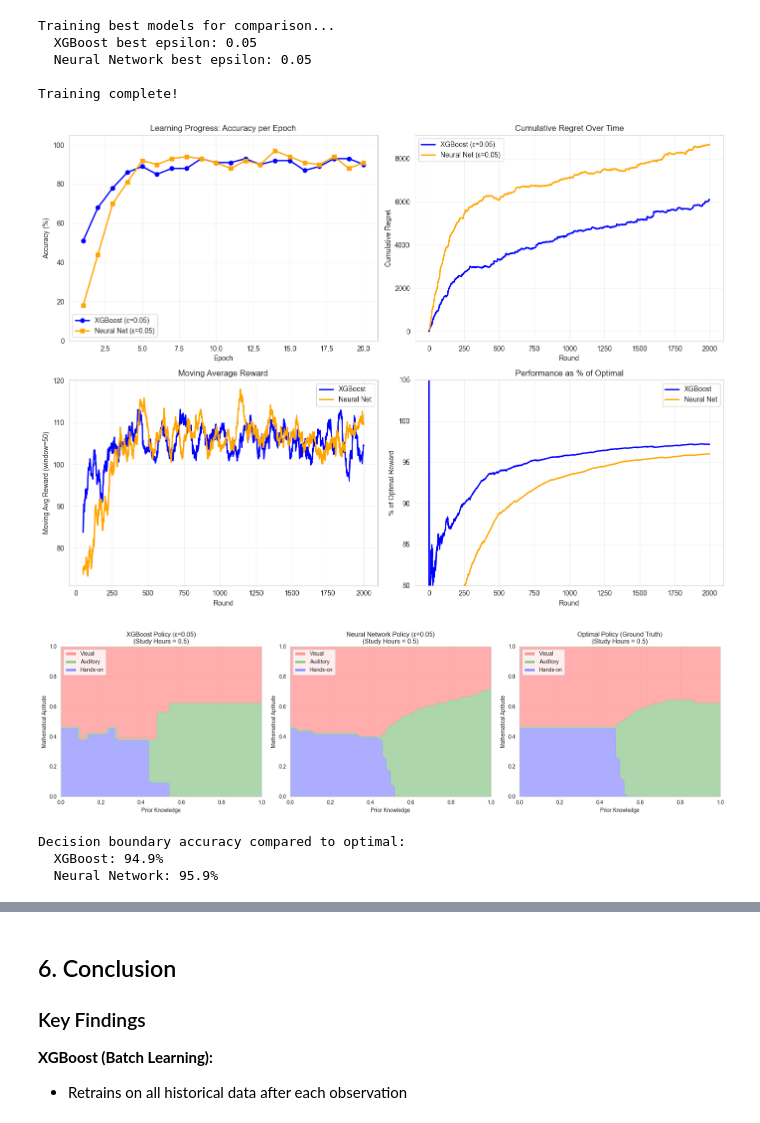
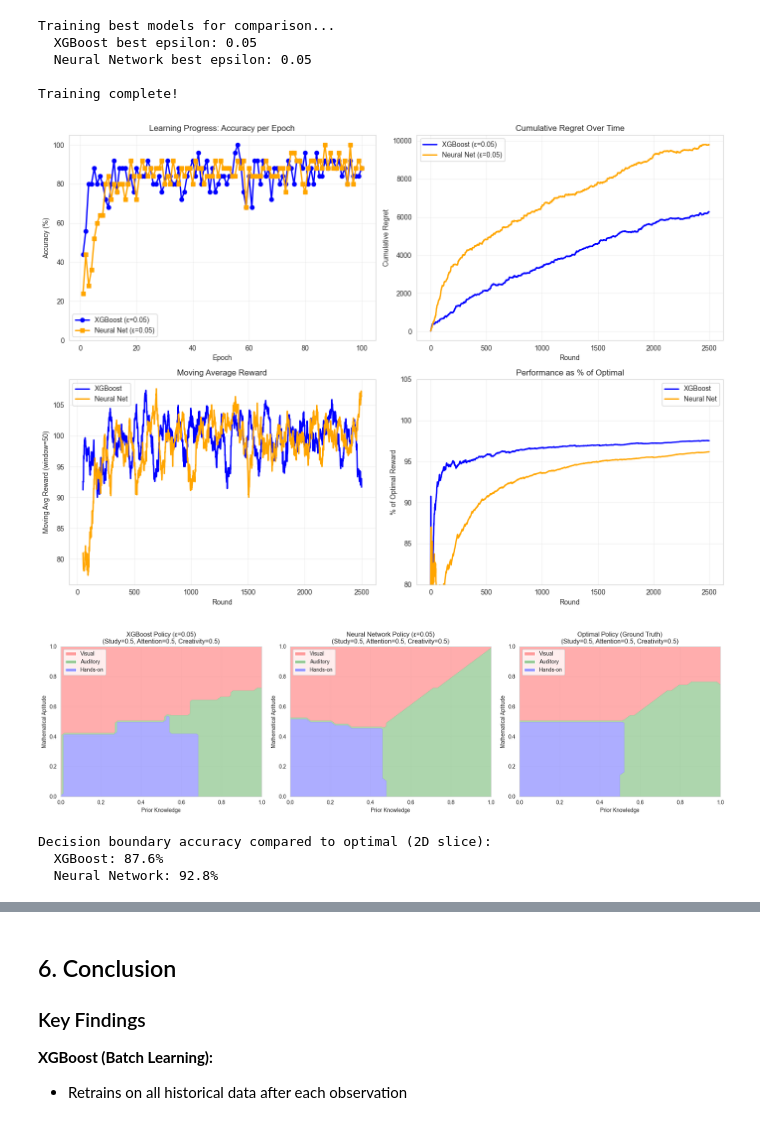
Before and after one commit to dohrenstein/Contextual-Multi-Arm-Bandits, a Jupyter notebook: cmab_comparison.ipynb, the cells around one changed output, grey strips where cells are left out. Drawn from its saved outputs; the diff is of its cells as text; code cells hidden in the pictures.

Commit message:
Make training loop more efficient

```diff
--- a/cmab_comparison.ipynb
+++ b/cmab_comparison.ipynb
@@ -200,13 +205,13 @@ print("Training XGBoost bandits with different exploration rates...\n")
 
 for eps in epsilon_values:
     print(f"Training with epsilon = {eps}")
-    bandit = ContextualBanditXGB(n_arms=3, n_features=3, epsilon=eps)
+    bandit = ContextualBanditXGB(n_arms=3, n_features=5, epsilon=eps)
     history = train_bandit(
         bandit,
         ground_truth,
         class_size=CLASS_SIZE,
-        target_counts=TARGET_COUNTS,
-        n_epochs=20,
+        target_proportions=TARGET_PROPORTIONS,
+        n_epochs=100,
         verbose=False,
     )
     xgb_results[eps] = history
@@ -369,10 +374,10 @@ for eps in epsilon_values:
     print(f"Training with epsilon = {eps}")
     bandit = ContextualBanditNN(
         n_arms=3,
-        n_features=3,
+        n_features=5,
         epsilon=eps,
         learning_rate=0.01,
-        hidden_sizes=[64, 32],
+        hidden_sizes=[64, 32, 8],
         replay_buffer_size=500,
         batch_size=32,
     )
@@ -380,8 +385,8 @@ for eps in epsilon_values:
         bandit,
         ground_truth,
         class_size=CLASS_SIZE,
-        target_counts=TARGET_COUNTS,
-        n_epochs=20,
+        target_proportions=TARGET_PROPORTIONS,
+        n_epochs=100,
         verbose=False,
     )
     nn_results[eps] = history
@@ -496,14 +501,14 @@ print(f"  Neural Network best epsilon: {best_nn_eps}")
 print()
 
 # Train fresh models with best epsilon values
-final_xgb = ContextualBanditXGB(n_arms=3, n_features=3, epsilon=best_xgb_eps)
-final_xgb_history = train_bandit(final_xgb, ground_truth, n_epochs=20, verbose=False)
+final_xgb = ContextualBanditXGB(n_arms=3, n_features=5, epsilon=best_xgb_eps)
+final_xgb_history = train_bandit(final_xgb, ground_truth, n_epochs=100, verbose=False)
 
 final_nn = ContextualBanditNN(
-    n_arms=3, n_features=3, epsilon=best_nn_eps,
+    n_arms=3, n_features=5, epsilon=best_nn_eps,
     learning_rate=0.01, hidden_sizes=[64, 32], replay_buffer_size=500, batch_size=32
 )
-final_nn_history = train_bandit(final_nn, ground_truth, n_epochs=20, verbose=False)
+final_nn_history = train_bandit(final_nn, ground_truth, n_epochs=100, verbose=False)
 
 print("Training complete!")
 # %% [output]
@@ -516,7 +521,7 @@ Training complete!
 # Compare XGBoost vs Neural Network
 fig, axes = plt.subplots(2, 2, figsize=(14, 10))
 
-n_epochs = 20
+n_epochs = 100
 
 # Plot 1: Accuracy Learning Curves
 xgb_accuracies = [final_xgb_history['epoch_accuracy'][e * CLASS_SIZE] for e in range(n_epochs)]
@@ -574,22 +579,24 @@ axes[1, 1].set_ylim([80, 105])
 plt.tight_layout()
 plt.show()
 # %% [output]
-[figure, old version]
+[figure, new version]
 # %%
-# Visualize learned decision boundaries
+# Visualize learned decision boundaries (2D slice: Prior Knowledge vs Aptitude)
+# Note: With 5 features, we fix 3 features and vary 2 for visualization
 n_points = 50
 prior_knowledge_range = np.linspace(0, 1, n_points)
 aptitude_range = np.linspace(0, 1, n_points)
 PK, AP = np.meshgrid(prior_knowledge_range, aptitude_range)
 
-# Get predictions from each model
+# Get predictions from each model (fixing study=0.5, attention=0.5, creativity=0.5)
 xgb_predictions = np.zeros_like(PK)
 nn_predictions = np.zeros_like(PK)
 optimal_predictions = np.zeros_like(PK)
 
 for i in range(n_points):
     for j in range(n_points):
-        context = np.array([PK[i, j], 0.5, AP[i, j]])  # Fixed study hours = 0.5
+        # 5D context: [prior, study, aptitude, attention, creativity]
+        context = np.array([PK[i, j], 0.5, AP[i, j], 0.5, 0.5])
         xgb_predictions[i, j] = final_xgb.predict_best_arm(context)
         nn_predictions[i, j] = final_nn.predict_best_arm(context)
         optimal_predictions[i, j] = ground_truth.get_optimal_arm(context)
@@ -606,42 +613,42 @@ axes[0].contourf(PK, AP, xgb_predictions, levels=[-0.5, 0.5, 1.5, 2.5],
                  colors=['#ff9999', '#99cc99', '#9999ff'], alpha=0.8)
 axes[0].set_xlabel('Prior Knowledge')
 axes[0].set_ylabel('Mathematical Aptitude')
-axes[0].set_title(f'XGBoost Policy (ε={best_xgb_eps})\n(Study Hours = 0.5)')
+axes[0].set_title(f'XGBoost Policy (ε={best_xgb_eps})\n(Study=0.5, Attention=0.5, Creativity=0.5)')
 axes[0].legend(handles=legend_elements, loc='upper left')
 axes[0].grid(True, alpha=0.3)
 
 # Neural Network
 axes[1].contourf(PK, AP, nn_predictions, levels=[-0.5, 0.5, 1.5, 2.5],
                  colors=['#ff9999', '#99cc99', '#9999ff'], alpha=0.8)
 axes[1].set_xlabel('Prior Knowledge')
 axes[1].set_ylabel('Mathematical Aptitude')
-axes[1].set_title(f'Neural Network Policy (ε={best_nn_eps})\n(Study Hours = 0.5)')
+axes[1].set_title(f'Neural Network Policy (ε={best_nn_eps})\n(Study=0.5, Attention=0.5, Creativity=0.5)')
 axes[1].legend(handles=legend_elements, loc='upper left')
 axes[1].grid(True, alpha=0.3)
 
 # Ground Truth
 axes[2].contourf(PK, AP, optimal_predictions, levels=[-0.5, 0.5, 1.5, 2.5],
                  colors=['#ff9999', '#99cc99', '#9999ff'], alpha=0.8)
 axes[2].set_xlabel('Prior Knowledge')
 axes[2].set_ylabel('Mathematical Aptitude')
-axes[2].set_title('Optimal Policy (Ground Truth)\n(Study Hours = 0.5)')
+axes[2].set_title('Optimal Policy (Ground Truth)\n(Study=0.5, Attention=0.5, Creativity=0.5)')
 axes[2].legend(handles=legend_elements, loc='upper left')
 axes[2].grid(True, alpha=0.3)
 
 plt.tight_layout()
 plt.show()
 
 # Calculate decision accuracy
 xgb_accuracy = np.mean(xgb_predictions == optimal_predictions) * 100
 nn_accuracy = np.mean(nn_predictions == optimal_predictions) * 100
-print(f"\nDecision boundary accuracy compared to optimal:")
+print(f"\nDecision boundary accuracy compared to optimal (2D slice):")
 print(f"  XGBoost: {xgb_accuracy:.1f}%")
 print(f"  Neural Network: {nn_accuracy:.1f}%")
 # %% [output]
-[figure, old version]
+[figure, new version]
-Decision boundary accuracy compared to optimal:
-  XGBoost: 94.9%
-  Neural Network: 95.9%
+Decision boundary accuracy compared to optimal (2D slice):
+  XGBoost: 87.6%
+  Neural Network: 92.8%
 # %%
 # Summary statistics comparison
 print("=" * 80)
```
Also changed, not shown: parts of 11 cells of this notebook, 6 other files.
